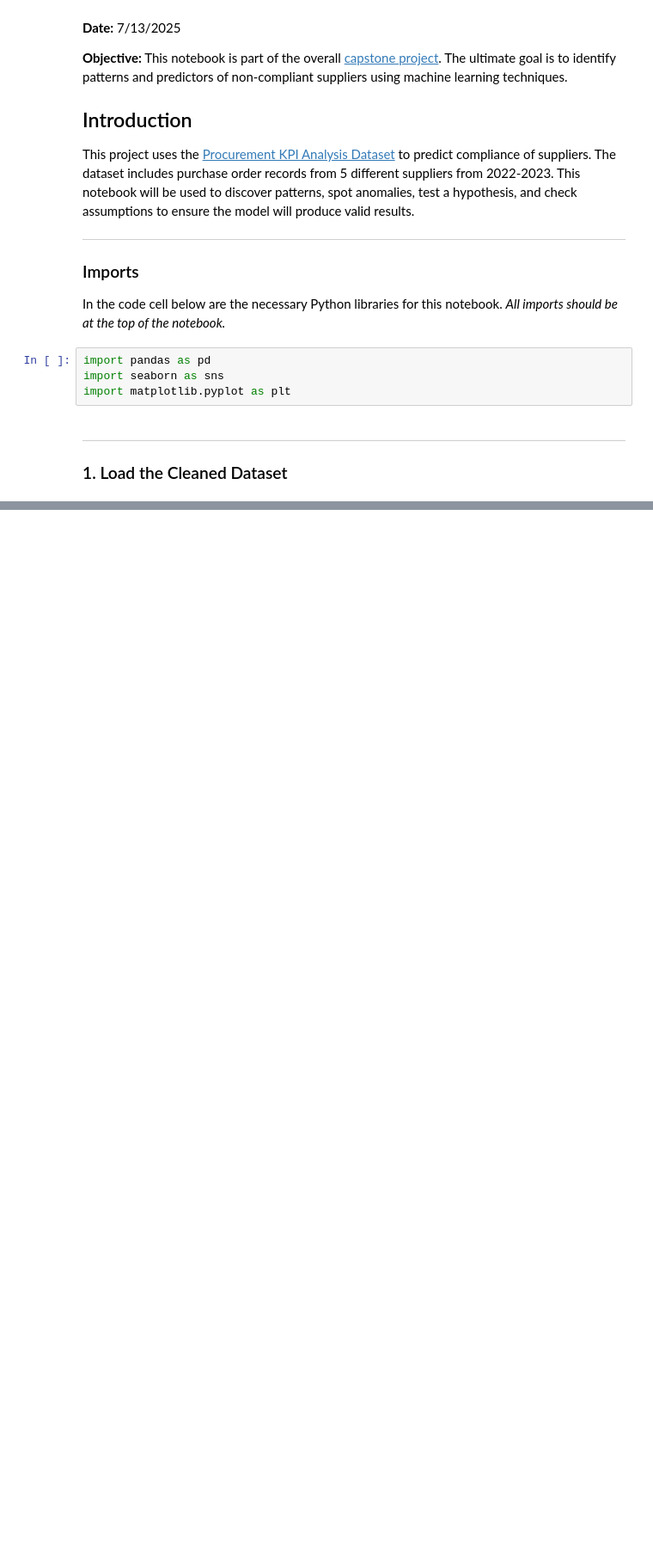
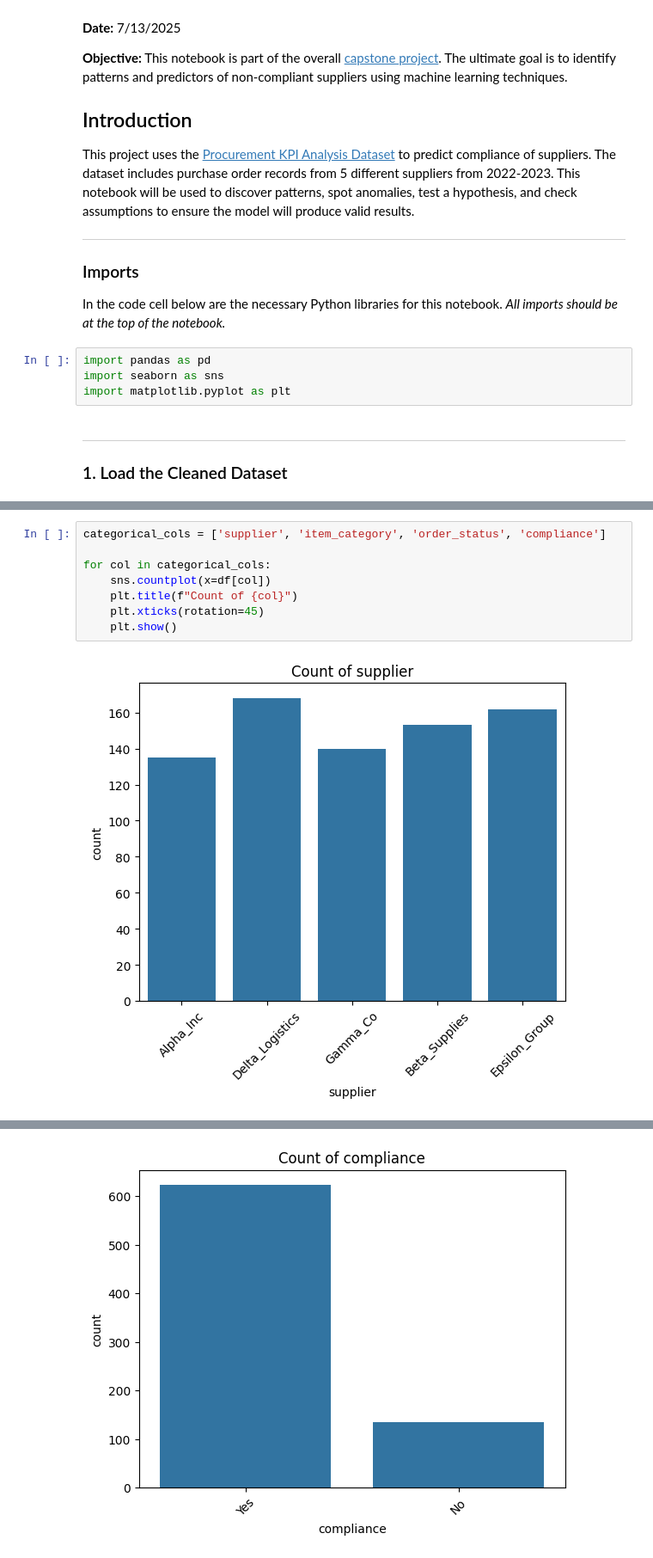
Before and after one commit to Bdowdle4/Dowdle_Analytics_Capstone, a Jupyter notebook: Notebooks/EDA.ipynb, the cells around one changed output, grey strips where cells are left out. Shown: that part at 86% size. Cells and saved outputs as stored; diff of their text form; blank space fills up the shorter version.

```diff
--- a/Notebooks/EDA.ipynb
+++ b/Notebooks/EDA.ipynb
@@ -49,0 +62,10 @@ print(df.head())
+# %%
+categorical_cols = ['supplier', 'item_category', 'order_status', 'compliance']
+
+for col in categorical_cols:
+    sns.countplot(x=df[col])
+    plt.title(f"Count of {col}")
+    plt.xticks(rotation=45)
+    plt.show()
+# %% [output]
+[figure, added]
@@ -49,0 +74 @@ print(df.head())
+[figure, added]
```
Also changed, not shown: parts of 5 cells of this notebook.
